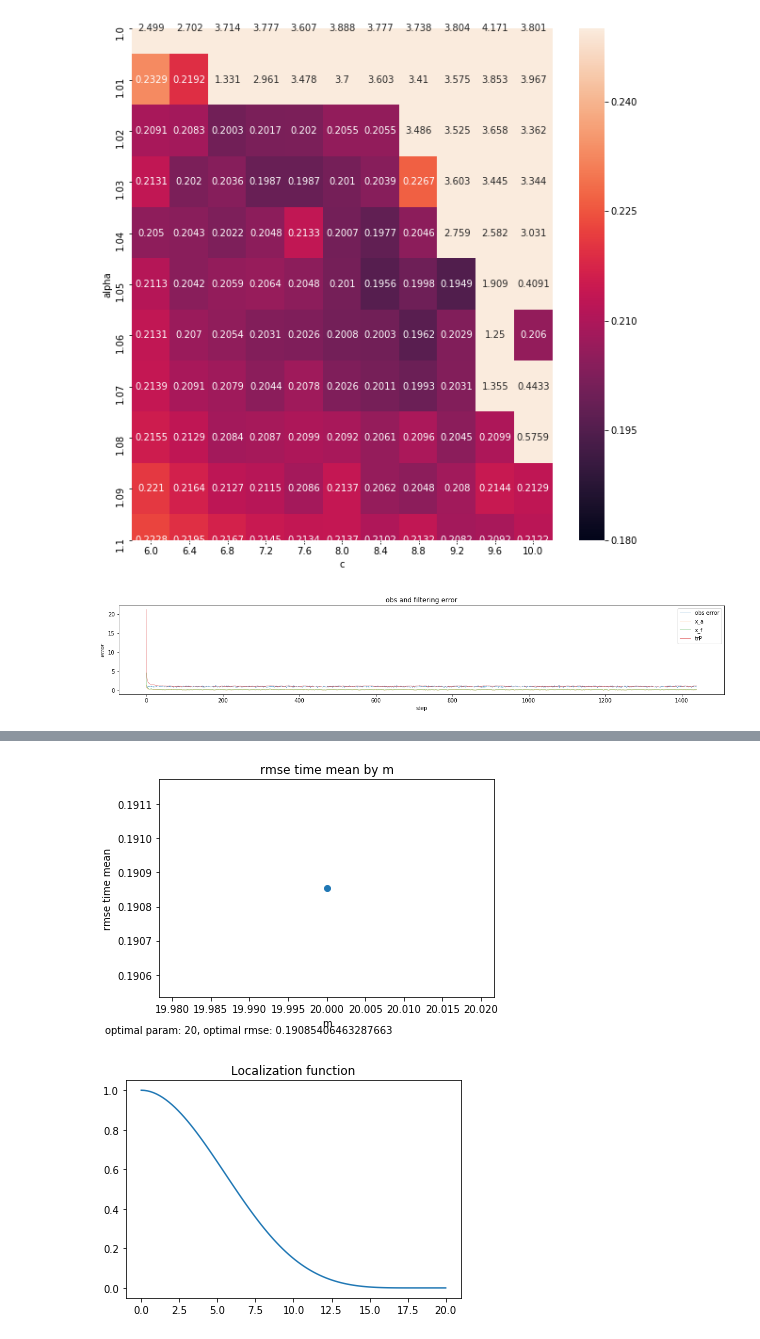
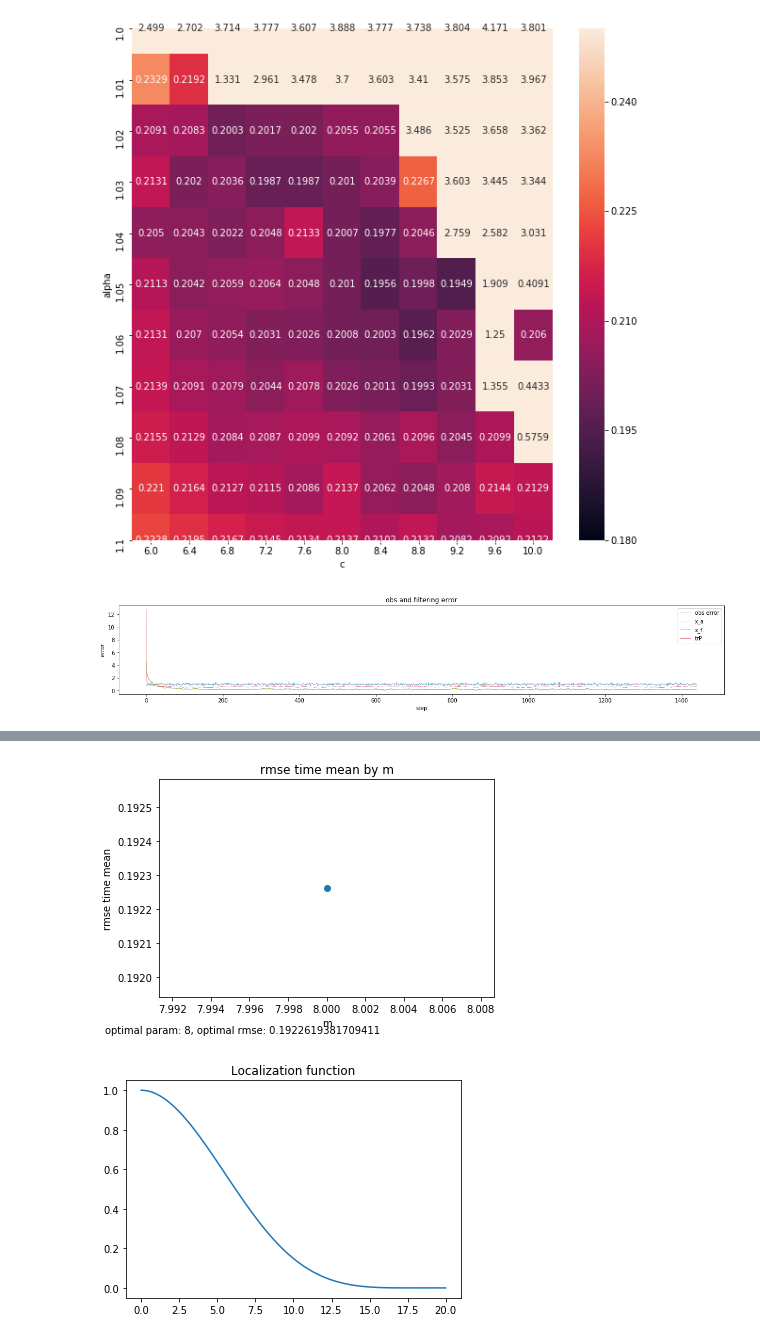
Before and after one commit to KotaTakeda/rccs_online_school, a Jupyter notebook: work_letkf.ipynb, the cells around one changed output, grey strips where cells are left out. Drawn from its saved outputs; the diff is of its cells as text; code cells hidden in the pictures.

```diff
--- a/work_letkf.ipynb
+++ b/work_letkf.ipynb
@@ -180,7 +325,7 @@ Text(69.0, 0.5, 'alpha')
 [figure]
 # %%
 %%time
-m = 20
+m = 8
 alpha = 1.05
 # sigma = 4.5
 # c = sigma*(0.3**(-1/2))
@@ -189,7 +334,6 @@ letkf = LETKF(M, H, Q, R, y[:], x_0, P_0, m=m, alpha=alpha, c=c, localization=''
 letkf.forward_estimation()
 plot_error_KF(true, y, [letkf.x, letkf.x_f], trPs=[letkf.trP], legends=['x_a', 'x_f'])
 _, _, rmse = estimate_error_with_params(true, [letkf.x], [m], 'm')
-df = pd.read_csv('data/kf_time_rmse_comparision.csv', index_col=0, header=0)
 plot_gaspari_cohn(c)
 print(c)
 
@@ -200,5 +344,5 @@ if df['LETKF8']['rmse'] > rmse:
     print('updated!')
     df.to_csv('data/kf_time_rmse_comparision.csv')
 # %% [output]
-[figure, old version]
+[figure, new version]
 9.15
@@ -207,2 +351,2 @@ Wall time: 1min 33s
-[figure, old version]
+[figure, new version]
 [figure]
```
Also changed, not shown: parts of 6 cells of this notebook, 1 other file.
